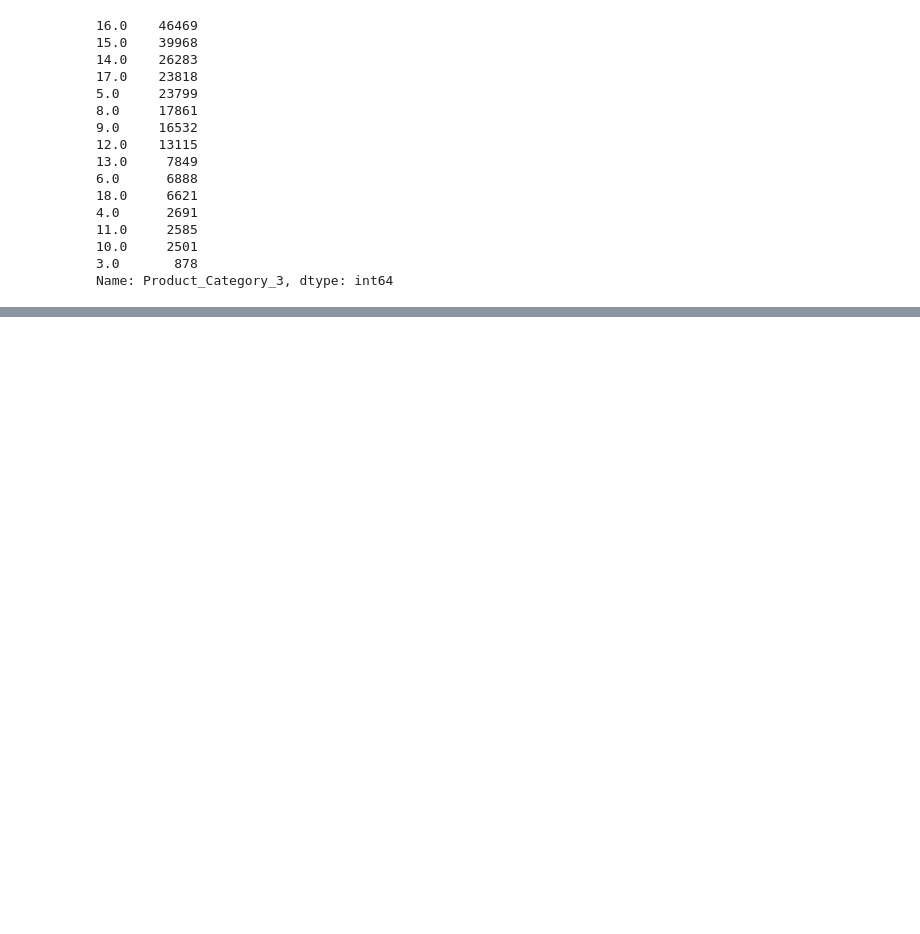
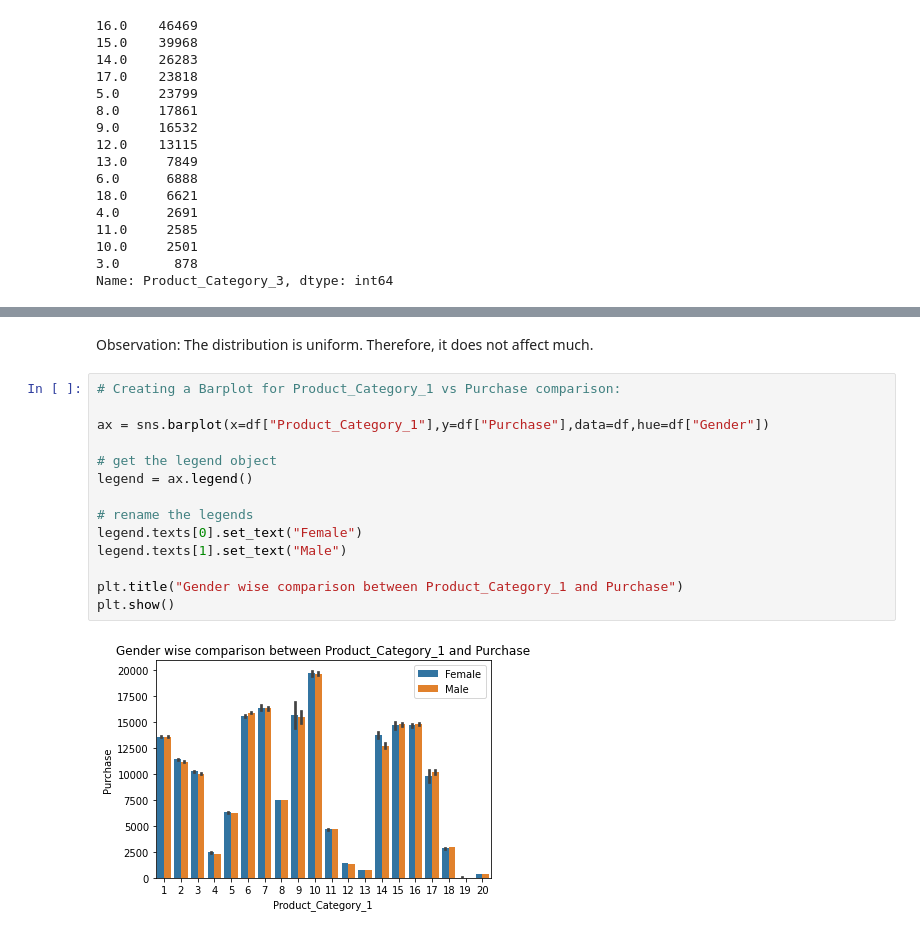
Before and after one commit to dhar9571/EDA---Black-Friday-Sales-Data, a Jupyter notebook: EDA_and_Feature_Engineering_Project_Black_Friday_Dataset.ipynb, the cells around one changed output, grey strips where cells are left out. Cells and saved outputs as stored; diff of their text form; blank space fills up the shorter version.

```diff
--- a/EDA_and_Feature_Engineering_Project_Black_Friday_Dataset.ipynb
+++ b/EDA_and_Feature_Engineering_Project_Black_Friday_Dataset.ipynb
@@ -285,0 +402,18 @@ array([16., 14., 17.,  5.,  4., 15.,  8.,  9., 13.,  6., 12.,  3., 18.,
+# %% [markdown]
+Observation: The distribution is uniform. Therefore, it does not affect much.
+# %%
+# Creating a Barplot for Product_Category_1 vs Purchase comparison:
+
+ax = sns.barplot(x=df["Product_Category_1"],y=df["Purchase"],data=df,hue=df["Gender"])
+
+# get the legend object
+legend = ax.legend()
+
+# rename the legends
+legend.texts[0].set_text("Female")
+legend.texts[1].set_text("Male")
+
+plt.title("Gender wise comparison between Product_Category_1 and Purchase")
+plt.show()
+# %% [output]
+[figure, added]
```
Also changed, not shown: parts of 24 cells of this notebook.
